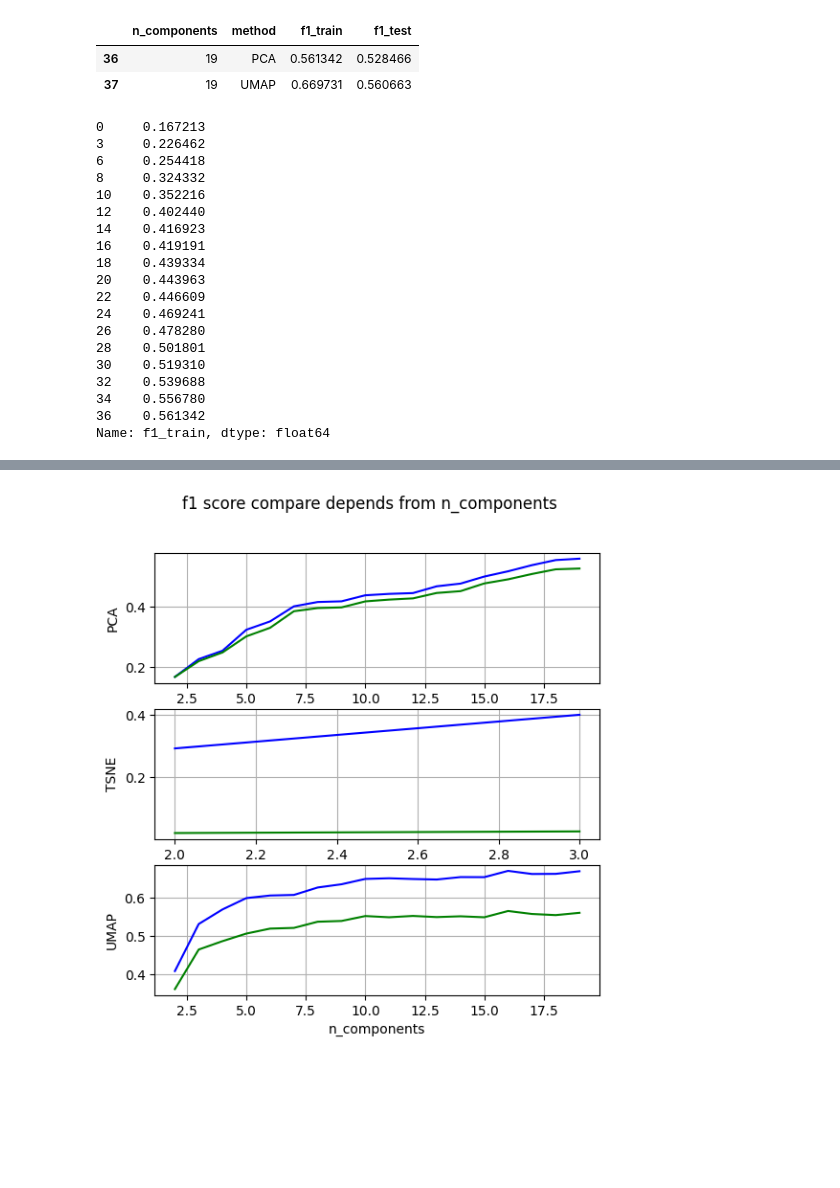
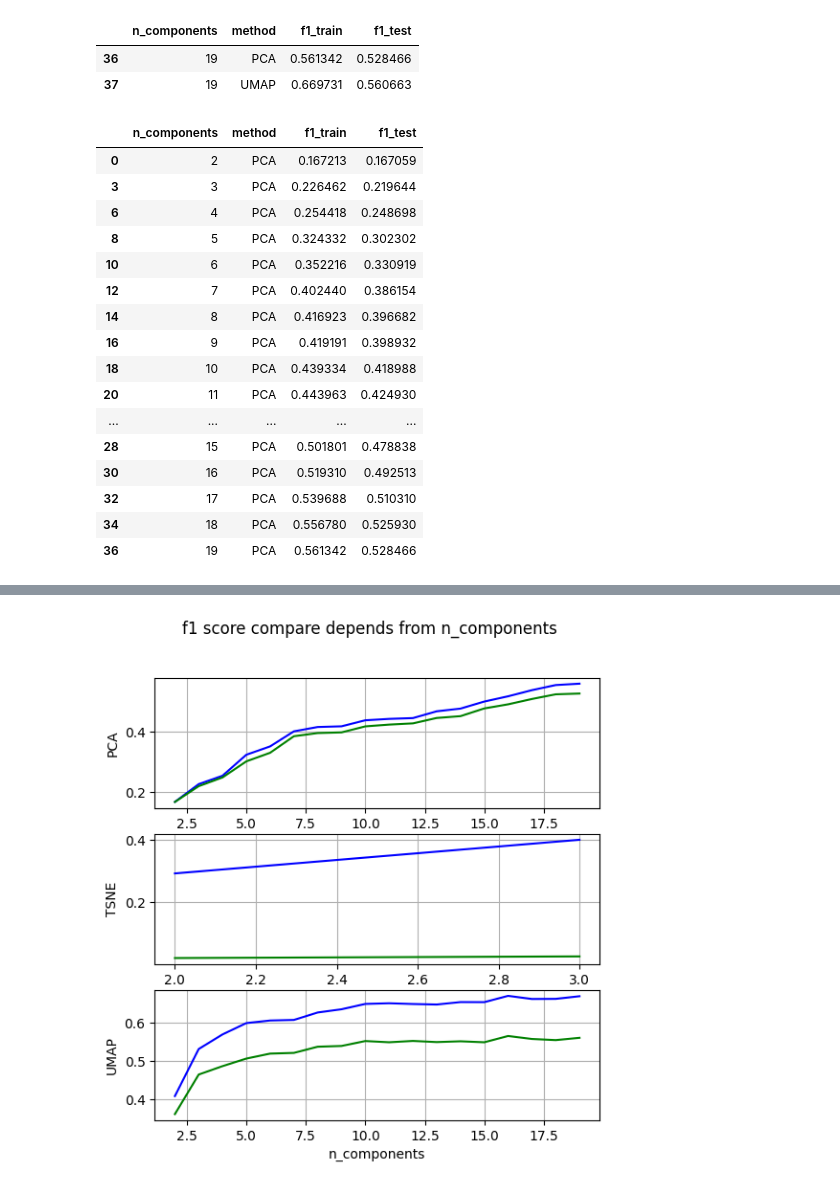
Before and after one commit to Rusttm/DSprojects, a Jupyter notebook: EDA/lesson9/seminar9_DZ.ipynb, the cells around one changed output, grey strips where cells are left out. Cells and saved outputs as stored; diff of their text form; code cells hidden in the pictures; blank space fills up the shorter version.

```diff
--- a/EDA/lesson9/seminar9_DZ.ipynb
+++ b/EDA/lesson9/seminar9_DZ.ipynb
@@ -427,24 +459,22 @@ df_scores[df_scores['n_components']==19]
 | 36 | 19 | PCA | 0.561342 | 0.528466 |
 | 37 | 19 | UMAP | 0.669731 | 0.560663 |
 # %%
-df_scores['f1_train'][df_scores['method']=='PCA']
+df_scores[df_scores['method']=='PCA']
 # %% [output]
-0     0.167213
-3     0.226462
-6     0.254418
-8     0.324332
-10    0.352216
-12    0.402440
-14    0.416923
-16    0.419191
-18    0.439334
-20    0.443963
-22    0.446609
-24    0.469241
-26    0.478280
-28    0.501801
-30    0.519310
-32    0.539688
-34    0.556780
-36    0.561342
-Name: f1_train, dtype: float64
+|  | n_components | method | f1_train | f1_test |
+| 0 | 2 | PCA | 0.167213 | 0.167059 |
+| 3 | 3 | PCA | 0.226462 | 0.219644 |
+| 6 | 4 | PCA | 0.254418 | 0.248698 |
+| 8 | 5 | PCA | 0.324332 | 0.302302 |
+| 10 | 6 | PCA | 0.352216 | 0.330919 |
+| 12 | 7 | PCA | 0.402440 | 0.386154 |
+| 14 | 8 | PCA | 0.416923 | 0.396682 |
+| 16 | 9 | PCA | 0.419191 | 0.398932 |
+| 18 | 10 | PCA | 0.439334 | 0.418988 |
+| 20 | 11 | PCA | 0.443963 | 0.424930 |
+| ... | ... | ... | ... | ... |
+| 28 | 15 | PCA | 0.501801 | 0.478838 |
+| 30 | 16 | PCA | 0.519310 | 0.492513 |
+| 32 | 17 | PCA | 0.539688 | 0.510310 |
+| 34 | 18 | PCA | 0.556780 | 0.525930 |
+| 36 | 19 | PCA | 0.561342 | 0.528466 |
```
Also changed, not shown: parts of 12 cells of this notebook.
